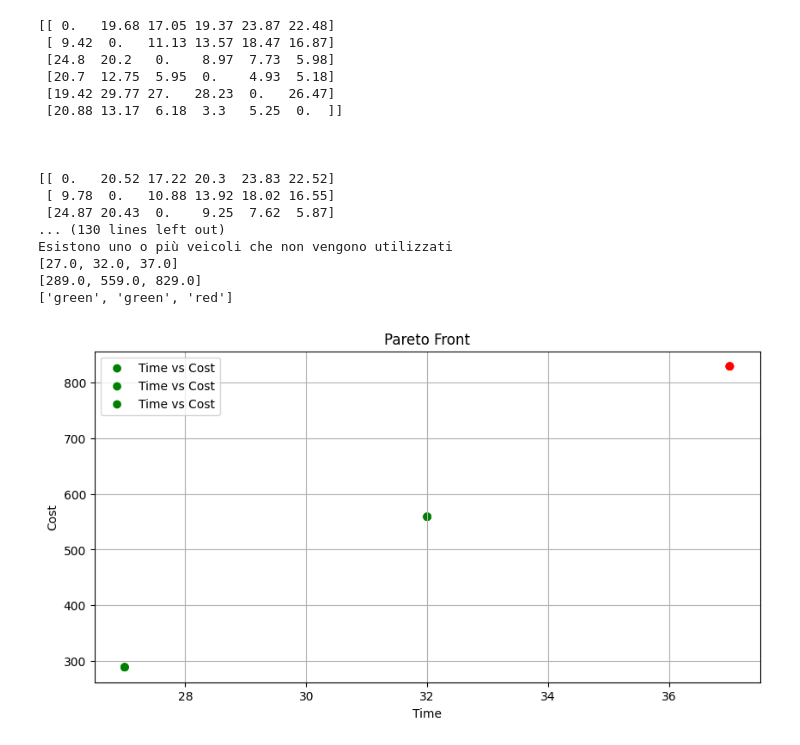
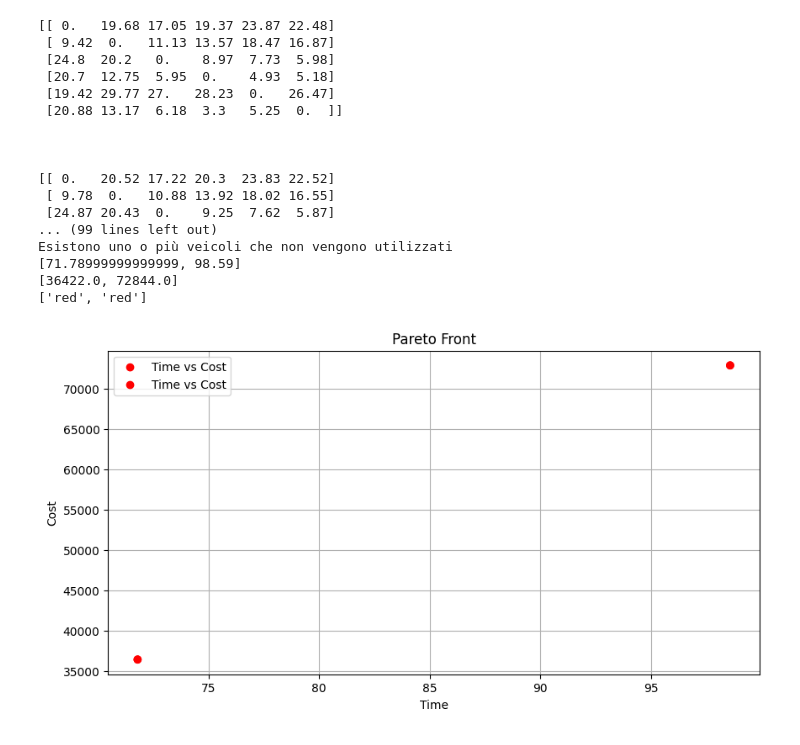
Before and after one commit to yksop/Digital-production-and-logistics-systems-Project-Module-2, a Jupyter notebook: codes/multi_vehicle.ipynb, the cells around one changed output. Cells and saved outputs as stored; diff of their text form; code cells hidden in the pictures.

Commit message:
Update data coming from Google API

```diff
--- a/codes/multi_vehicle.ipynb
+++ b/codes/multi_vehicle.ipynb
@@ -35,18 +35,19 @@ print("\n\n")
 print(matrix_distance)
 
 # sava datas in a matrix of matrixes
-first_data = [[0, 67, 23, 89], [56, 0, 45, 23], [12, 34, 0, 78], [78, 90, 12, 0]]
-second_data = [[5, 5, 5, 5], [5, 5, 5, 5], [5, 5, 5, 5], [5, 5, 5, 5]]
-third_data = [[0, 78, 12, 34], [23, 0, 67, 45], [1, 1, 1, 1], [1, 1, 1, 1]]
+first_data = matrix_time_first_tw
+second_data = matrix_time_second_tw
+third_data = matrix_time_third_tw
+fourth_data = matrix_time_fourth_tw
 
-data = [first_data, second_data, third_data]
+data = [first_data, second_data, third_data, fourth_data]
 
 # parameters for time model
 c = 4  # number of nodes
 d = [8, 9, 10, 11]  # time intervals
-tw = [[8, 12], [8, 12], [8, 12]]  # time windows
+tw = [[8, 12], [8, 12], [8, 12], [8, 12]]  # time windows
 v = 1  # number of vehicles
-q = [0, 10, 10, -10]  # quantity of goods to collect/deliver
+q = [0, 10, 10, -10, 20]  # quantity of goods to collect/deliver
 Q = 100  # maximum capacity of the vehicle
 t_mv = 0.5  # time to move one item in/out from a vehicle [min]
 M = 100000  # big M
@@ -54,12 +55,8 @@ tot_q = 0  # total quantity of goods to collect/delivery
 del_q = 0  # quantity of goods to deliver
 
 # parameters for energy model
-distances = [
-    [0, 10, 20, 30],
-    [10, 0, 15, 25],
-    [20, 15, 0, 35],
-    [30, 25, 35, 0],
-]  # should match value of c
+distances = matrix_distance  # should match value of c
+print(distances)
 A = [(i, j) for i in range(c) for j in range(c) if i != j]
 N0 = list(range(1, c))  # Nodi clienti (escluso il deposito)
 L = 100  # Capacità massima della batteria
@@ -85,7 +82,7 @@ del_q = abs(del_q)
 
 
 # Define the range of values for v
-v_values = range(1, 4)  # Example: from 1 to 10 vehicles
+v_values = range(1, 3)  # Example: from 1 to 10 vehicles
 
 # Lists to store the results
 costs = []
@@ -475,35 +472,35 @@ for v in v_values:
 print(times)
 print(costs)
 print(colors)
 
 # Plot the results to visualize the Pareto front
 plt.figure(figsize=(10, 5))
 
 # Plot the results as points in a plane
 for color in colors:
     plt.scatter(times, costs, c=colors, label="Time vs Cost")
 plt.xlabel("Time")
 plt.ylabel("Cost")
 plt.title("Pareto Front")
 plt.legend()
 plt.grid(True)
 plt.show()
 # %% [output]
 [[ 0.   19.68 17.05 19.37 23.87 22.48]
  [ 9.42  0.   11.13 13.57 18.47 16.87]
  [24.8  20.2   0.    8.97  7.73  5.98]
  [20.7  12.75  5.95  0.    4.93  5.18]
  [19.42 29.77 27.   28.23  0.   26.47]
  [20.88 13.17  6.18  3.3   5.25  0.  ]]
 
 
 
 [[ 0.   20.52 17.22 20.3  23.83 22.52]
  [ 9.78  0.   10.88 13.92 18.02 16.55]
  [24.87 20.43  0.    9.25  7.62  5.87]
-... (130 lines left out)
+... (99 lines left out)
 Esistono uno o più veicoli che non vengono utilizzati
-[27.0, 32.0, 37.0]
-[289.0, 559.0, 829.0]
-['green', 'green', 'red']
+[71.78999999999999, 98.59]
+[36422.0, 72844.0]
+['red', 'red']
-[figure, old version]
+[figure, new version]
```
